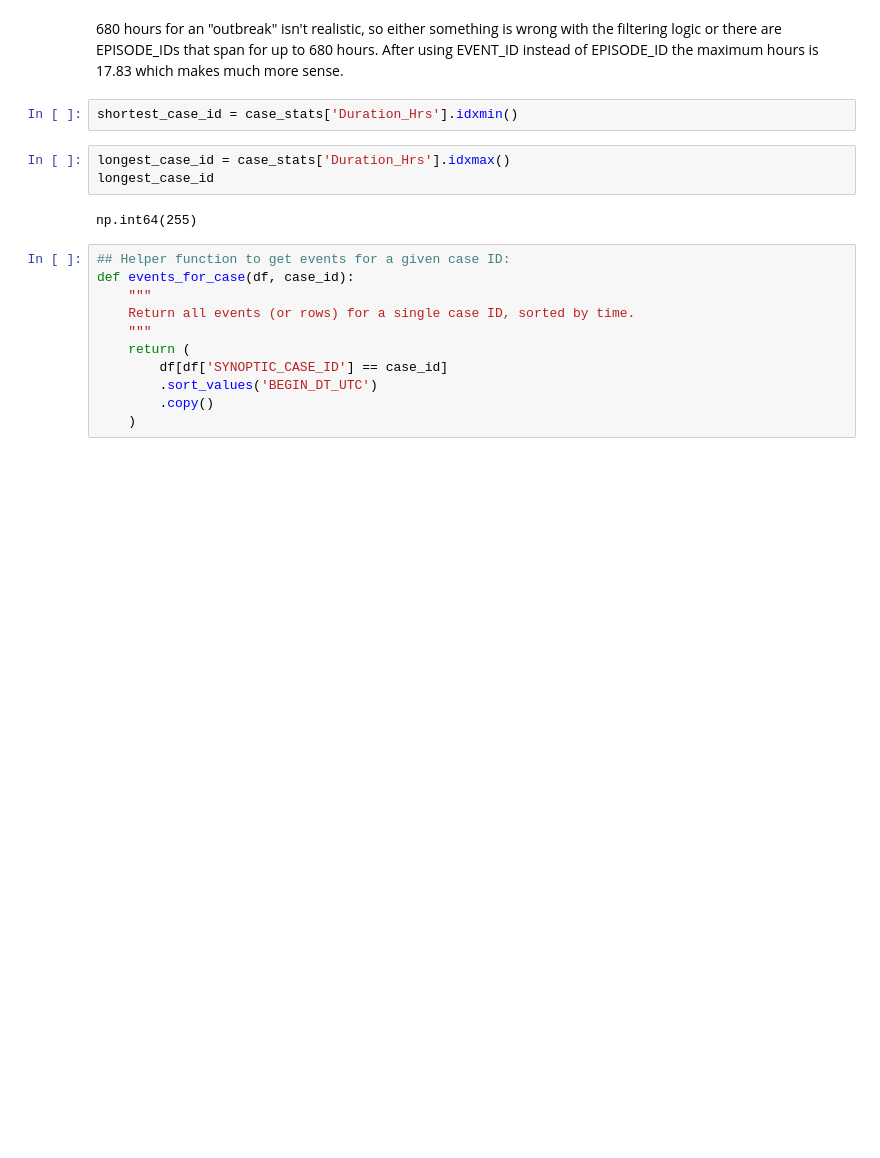
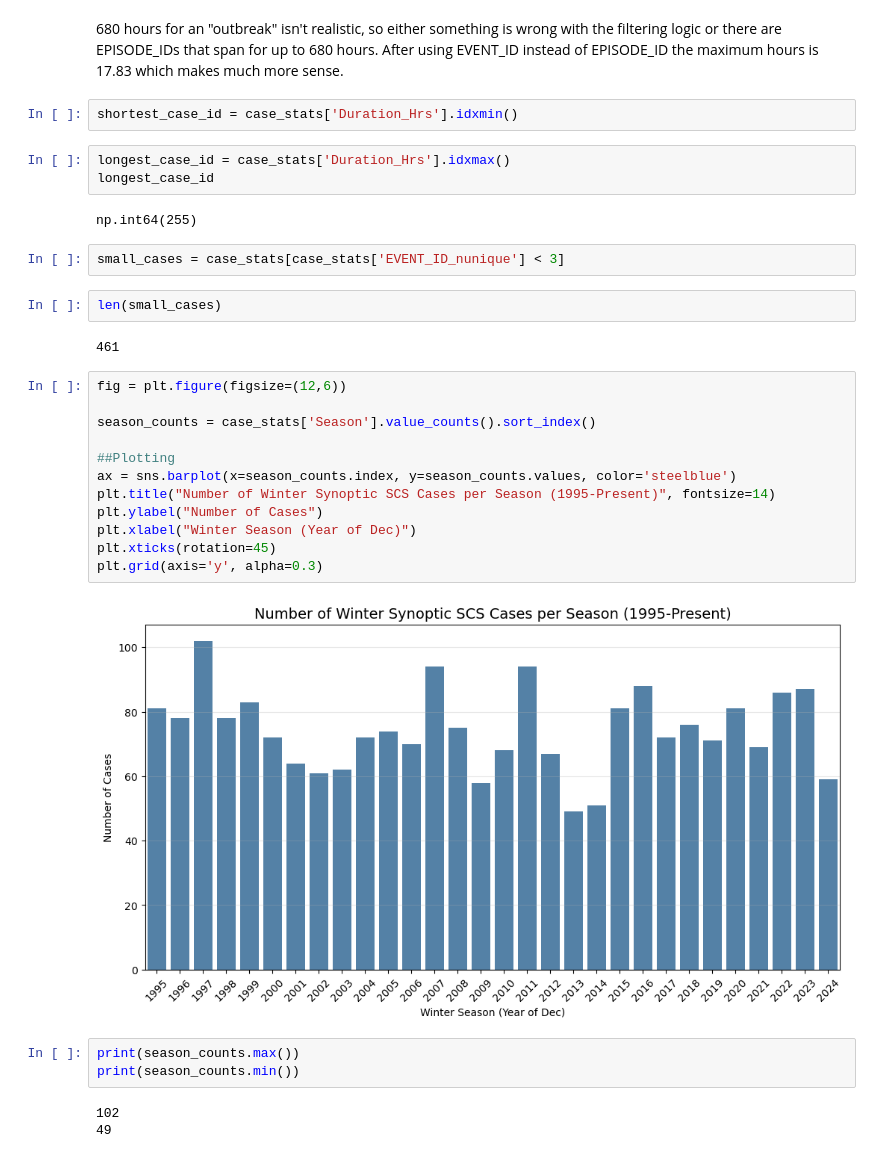
Before and after one commit to augustlepique/circs-research, a Jupyter notebook: create_synoptic_cases.ipynb, the cells around one changed output. Drawn from its saved outputs; the diff is of its cells as text; blank space fills up the shorter version.

```diff
--- a/create_synoptic_cases.ipynb
+++ b/create_synoptic_cases.ipynb
@@ -305,14 +343,29 @@ longest_case_id = case_stats['Duration_Hrs'].idxmax()
 longest_case_id
 # %% [output]
 np.int64(255)
-# %%
-## Helper function to get events for a given case ID:
-def events_for_case(df, case_id):
-    """
-    Return all events (or rows) for a single case ID, sorted by time.
-    """
-    return (
-        df[df['SYNOPTIC_CASE_ID'] == case_id]
-        .sort_values('BEGIN_DT_UTC')
-        .copy()
-    )
+# %%
+small_cases = case_stats[case_stats['EVENT_ID_nunique'] < 3]
+# %%
+len(small_cases)
+# %% [output]
+461
+# %%
+fig = plt.figure(figsize=(12,6))
+
+season_counts = case_stats['Season'].value_counts().sort_index()
+
+##Plotting
+ax = sns.barplot(x=season_counts.index, y=season_counts.values, color='steelblue')
+plt.title("Number of Winter Synoptic SCS Cases per Season (1995-Present)", fontsize=14)
+plt.ylabel("Number of Cases")
+plt.xlabel("Winter Season (Year of Dec)")
+plt.xticks(rotation=45)
+plt.grid(axis='y', alpha=0.3)
+# %% [output]
+[figure, added]
+# %%
+print(season_counts.max())
+print(season_counts.min())
+# %% [output]
+102
+49
```
Also changed, not shown: parts of 38 cells of this notebook.
